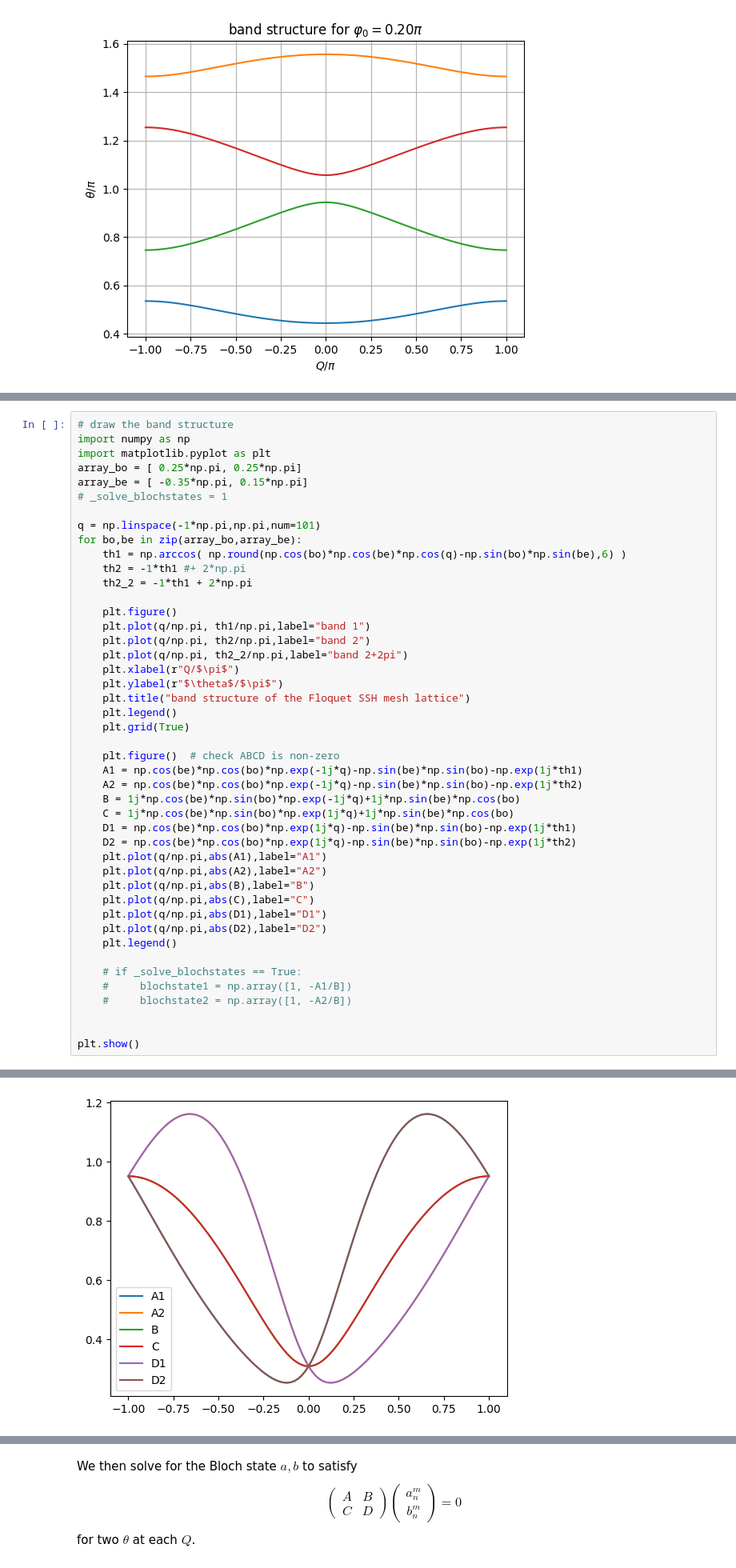
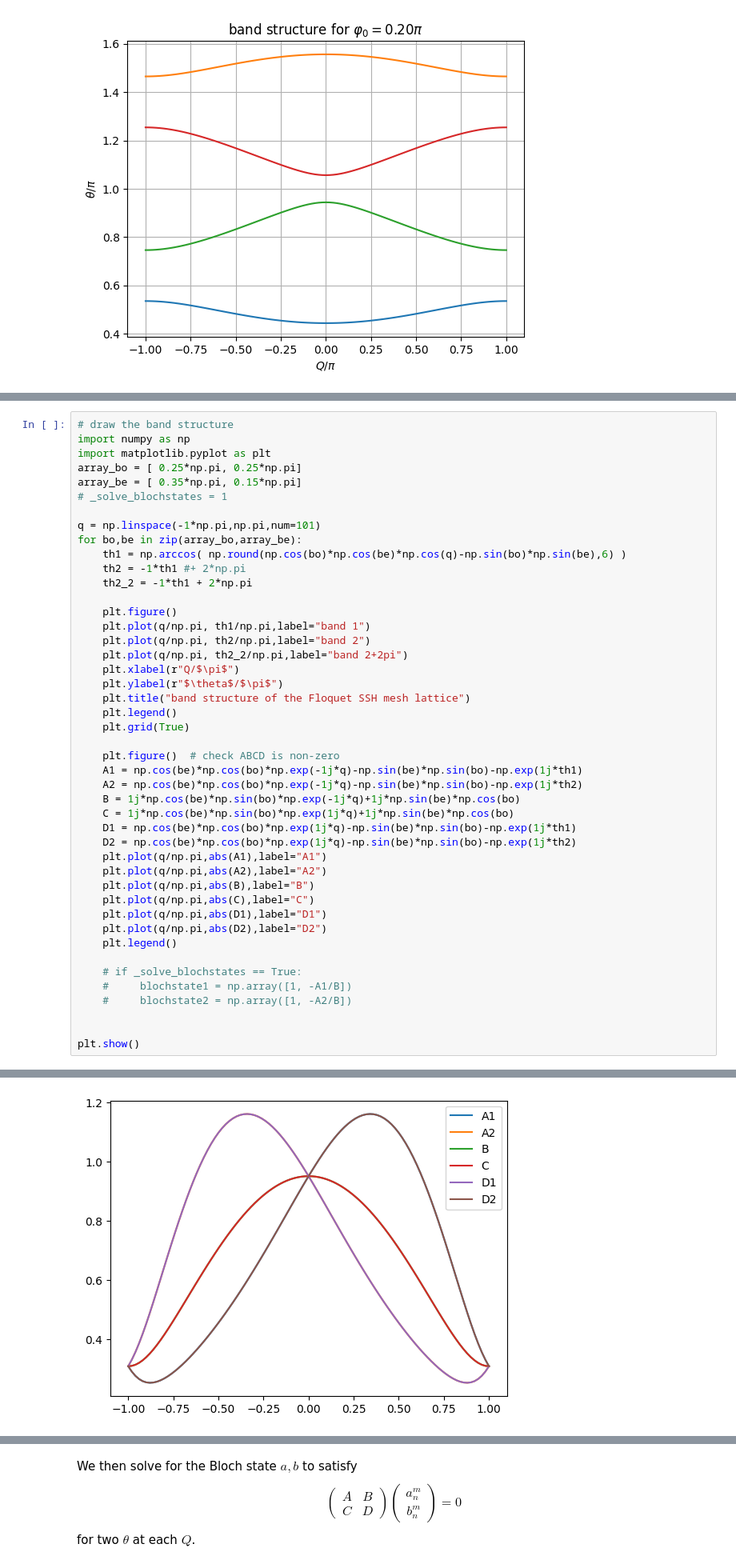
Before and after one commit to nlphotonics/light_walk_in_two_loops, a Jupyter notebook: two_loop_light_walk.ipynb, the cells around one changed output, grey strips where cells are left out. Shown at 80% size. Saved outputs shown, nothing was run; the diff lists cells and outputs as text.

```diff
--- a/two_loop_light_walk.ipynb
+++ b/two_loop_light_walk.ipynb
@@ -176,7 +176,7 @@ $$\theta = \pm \cos^{-1}( \cos(\beta_o)\cos(\beta_e)\cos(Q) -\sin(\beta_o)\sin(\
 import numpy as np
 import matplotlib.pyplot as plt
 array_bo = [ 0.25*np.pi, 0.25*np.pi]
-array_be = [ -0.35*np.pi, 0.15*np.pi]
+array_be = [ 0.35*np.pi, 0.15*np.pi]
 # _solve_blochstates = 1
 
 q = np.linspace(-1*np.pi,np.pi,num=101)
@@ -221,4 +221,4 @@ plt.show()
-[figure, old version]
+[figure, new version]
 [figure]
 [figure]
 # %% [markdown]
```
Also changed, not shown: parts of 10 cells of this notebook, 1 other file.
